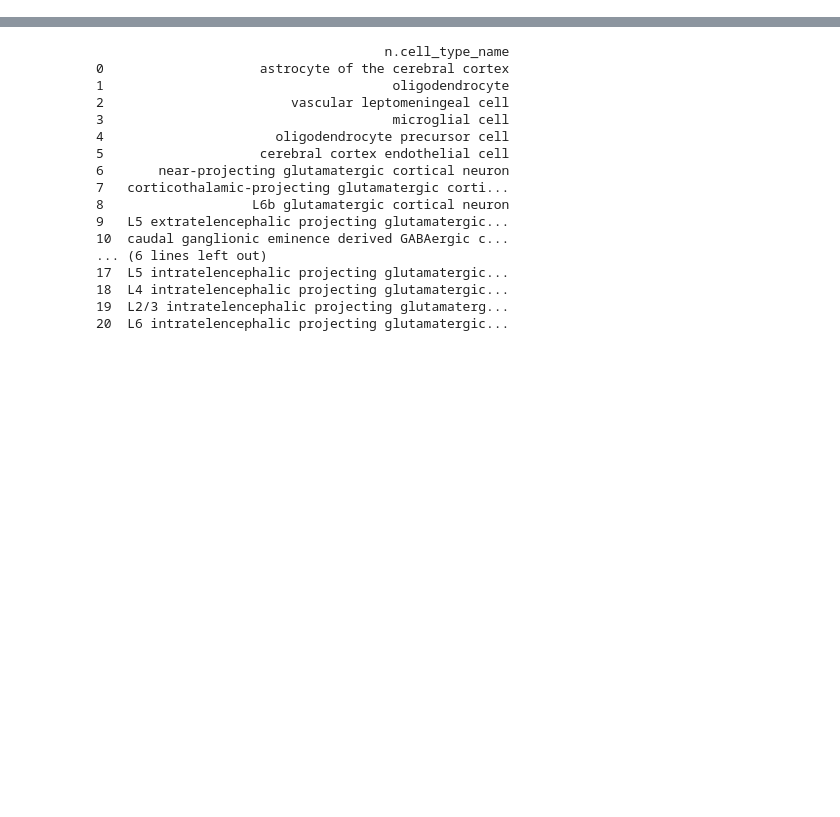
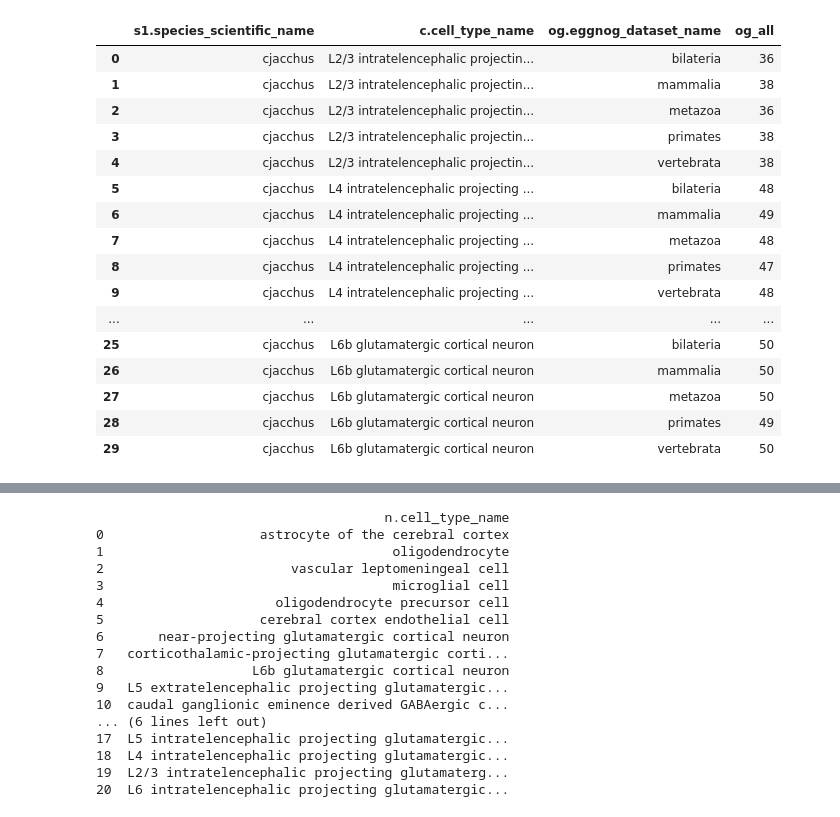
Before and after one commit to Papatheodorou-Group/GeneSpectraKG, a Jupyter notebook: connect_local_neo4j.ipynb, the cells around one changed output, grey strips where cells are left out. Cells and saved outputs as stored; diff of their text form; code cells hidden in the pictures; blank space fills up the shorter version.

```diff
--- a/connect_local_neo4j.ipynb
+++ b/connect_local_neo4j.ipynb
@@ -136,0 +201,20 @@ df_union
+# %%
+df_perct_all.head(n=30)
+# %% [output]
+|  | s1.species_scientific_name | c.cell_type_name | og.eggnog_dataset_name | og_all |
+| 0 | cjacchus | L2/3 intratelencephalic projectin... | bilateria | 36 |
+| 1 | cjacchus | L2/3 intratelencephalic projectin... | mammalia | 38 |
+| 2 | cjacchus | L2/3 intratelencephalic projectin... | metazoa | 36 |
+| 3 | cjacchus | L2/3 intratelencephalic projectin... | primates | 38 |
+| 4 | cjacchus | L2/3 intratelencephalic projectin... | vertebrata | 38 |
+| 5 | cjacchus | L4 intratelencephalic projecting ... | bilateria | 48 |
+| 6 | cjacchus | L4 intratelencephalic projecting ... | mammalia | 49 |
+| 7 | cjacchus | L4 intratelencephalic projecting ... | metazoa | 48 |
+| 8 | cjacchus | L4 intratelencephalic projecting ... | primates | 47 |
+| 9 | cjacchus | L4 intratelencephalic projecting ... | vertebrata | 48 |
+| ... | ... | ... | ... | ... |
+| 25 | cjacchus | L6b glutamatergic cortical neuron | bilateria | 50 |
+| 26 | cjacchus | L6b glutamatergic cortical neuron | mammalia | 50 |
+| 27 | cjacchus | L6b glutamatergic cortical neuron | metazoa | 50 |
+| 28 | cjacchus | L6b glutamatergic cortical neuron | primates | 49 |
+| 29 | cjacchus | L6b glutamatergic cortical neuron | vertebrata | 50 |
```
Also changed, not shown: parts of 39 cells of this notebook, 4 other files.
